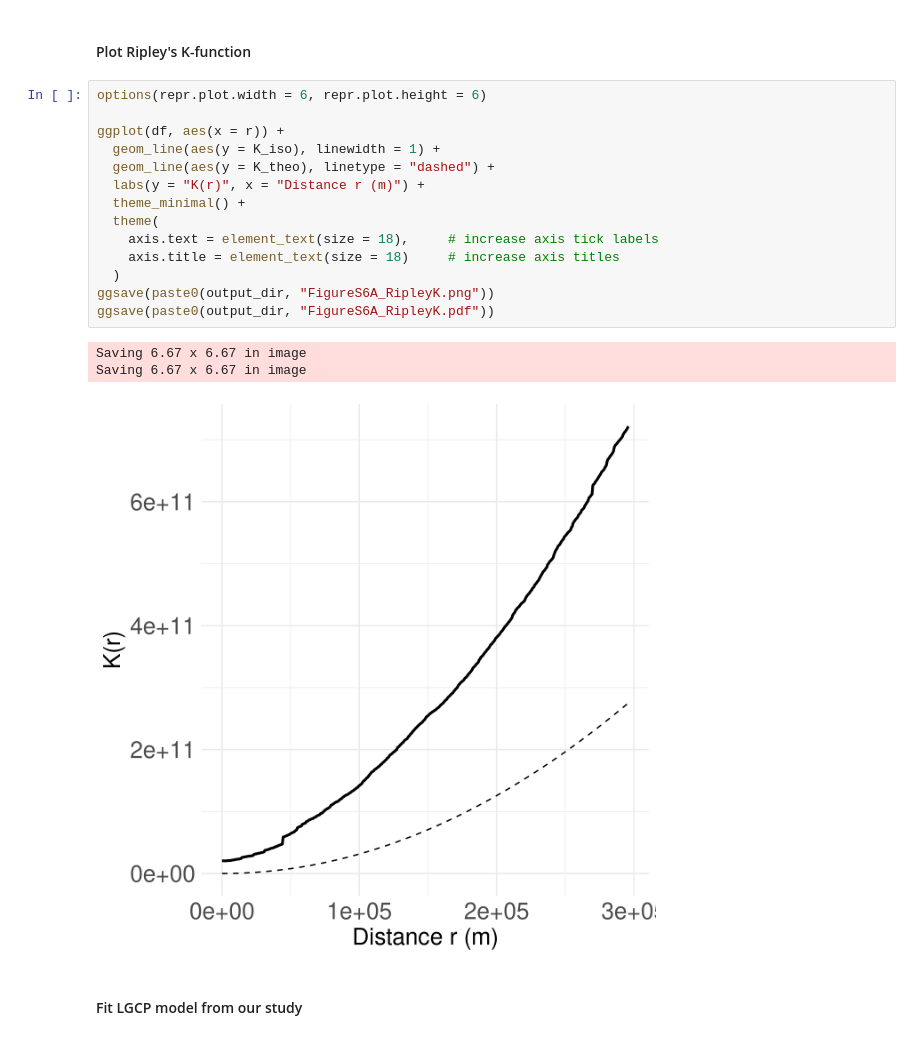
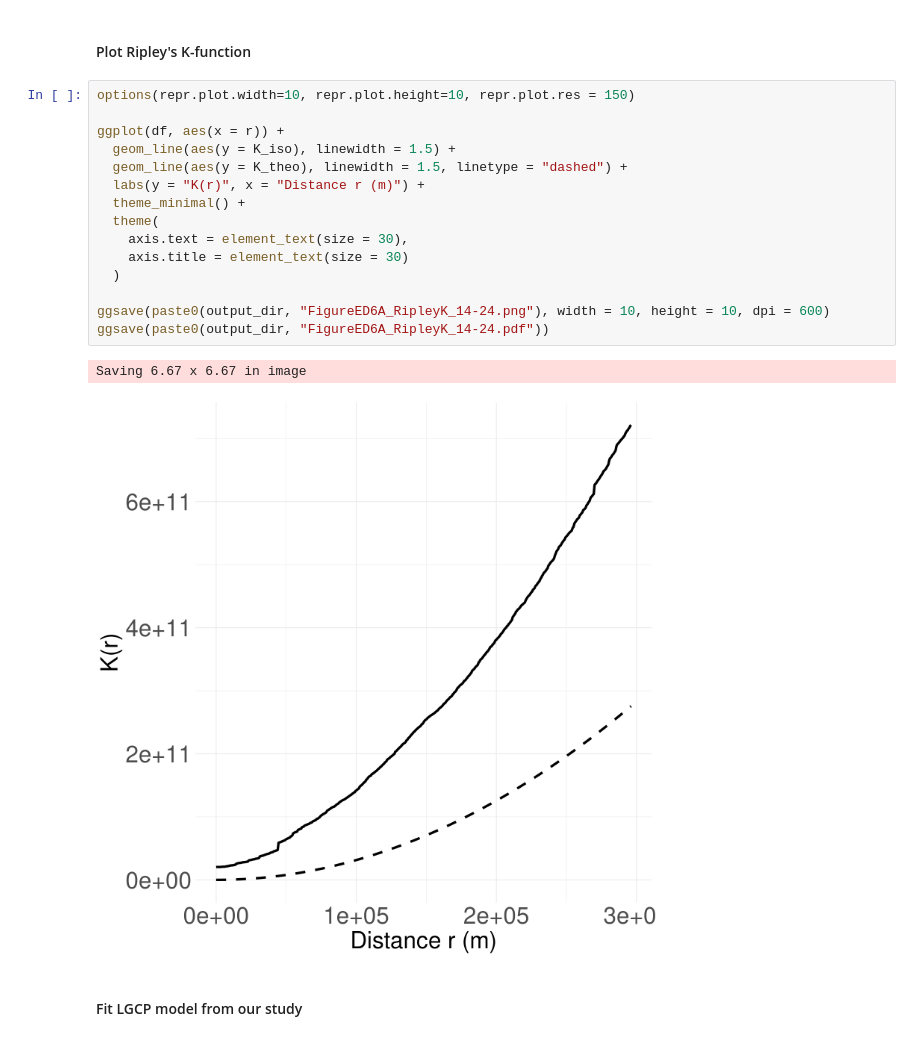
Before and after one commit to ElisavetPappa/col-conflict-sv, a Jupyter notebook: Pappa_et_al_2014-2024_ModelValidation.ipynb, the cells around one changed output. Saved outputs shown, nothing was run; the diff lists cells and outputs as text.

```diff
--- a/Pappa_et_al_2014-2024_ModelValidation.ipynb
+++ b/Pappa_et_al_2014-2024_ModelValidation.ipynb
@@ -353,23 +363,23 @@ df <- data.frame(
 # %% [markdown]
 #### Plot Ripley's K-function
 # %%
-options(repr.plot.width = 6, repr.plot.height = 6)
+options(repr.plot.width=10, repr.plot.height=10, repr.plot.res = 150)
 
 ggplot(df, aes(x = r)) +
-  geom_line(aes(y = K_iso), linewidth = 1) +
-  geom_line(aes(y = K_theo), linetype = "dashed") +
+  geom_line(aes(y = K_iso), linewidth = 1.5) +
+  geom_line(aes(y = K_theo), linewidth = 1.5, linetype = "dashed") +
   labs(y = "K(r)", x = "Distance r (m)") +
   theme_minimal() +
   theme(
-    axis.text = element_text(size = 18),     # increase axis tick labels
-    axis.title = element_text(size = 18)     # increase axis titles
+    axis.text = element_text(size = 30),
+    axis.title = element_text(size = 30)
   )
-ggsave(paste0(output_dir, "FigureS6A_RipleyK.png"))
-ggsave(paste0(output_dir, "FigureS6A_RipleyK.pdf"))
+
+ggsave(paste0(output_dir, "FigureED6A_RipleyK_14-24.png"), width = 10, height = 10, dpi = 600)
+ggsave(paste0(output_dir, "FigureED6A_RipleyK_14-24.pdf"))
 # %% [output]
 Saving 6.67 x 6.67 in image
-Saving 6.67 x 6.67 in image
-[figure, old version]
+[figure, new version]
 # %% [markdown]
 #### Fit LGCP model from our study
 # %%
```
Also changed, not shown: parts of 9 cells of this notebook, 3 other files.
